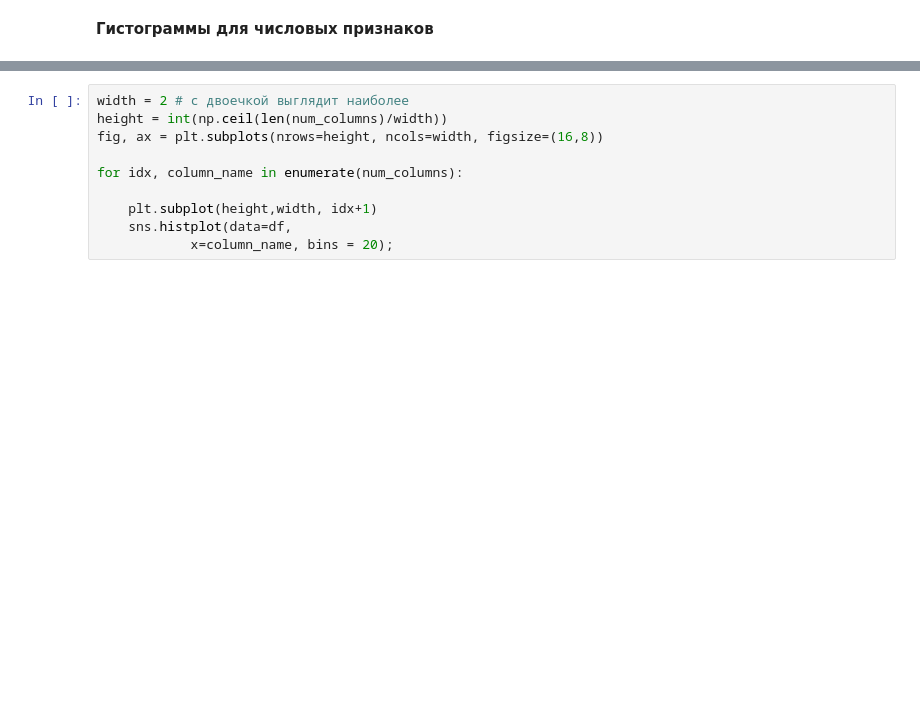
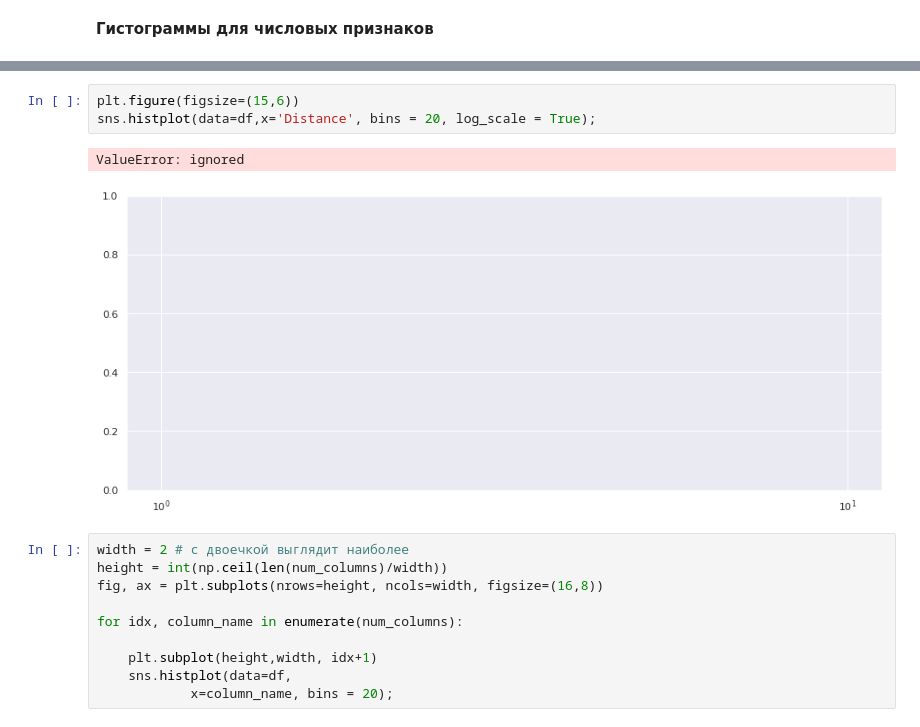
Before and after one commit to rosali3/innopolis_course, a Jupyter notebook: Homework_ML.ipynb, the cells around one changed output, grey strips where cells are left out. Saved outputs shown, nothing was run; the diff lists cells and outputs as text; blank space fills up the shorter version.

```diff
--- a/Homework_ML.ipynb
+++ b/Homework_ML.ipynb
@@ -108,3 +98,9 @@ print('Числовые данные:\t ',  num_columns, '\n Число стол
+# %%
+plt.figure(figsize=(15,6))
+sns.histplot(data=df,x='Distance', bins = 20, log_scale = True);
+# %% [output]
+ValueError: ignored
+[figure, added]
 # %%
 width = 2 # с двоечкой выглядит наиболее
 height = int(np.ceil(len(num_columns)/width))
```
Also changed, not shown: parts of 32 cells of this notebook.
